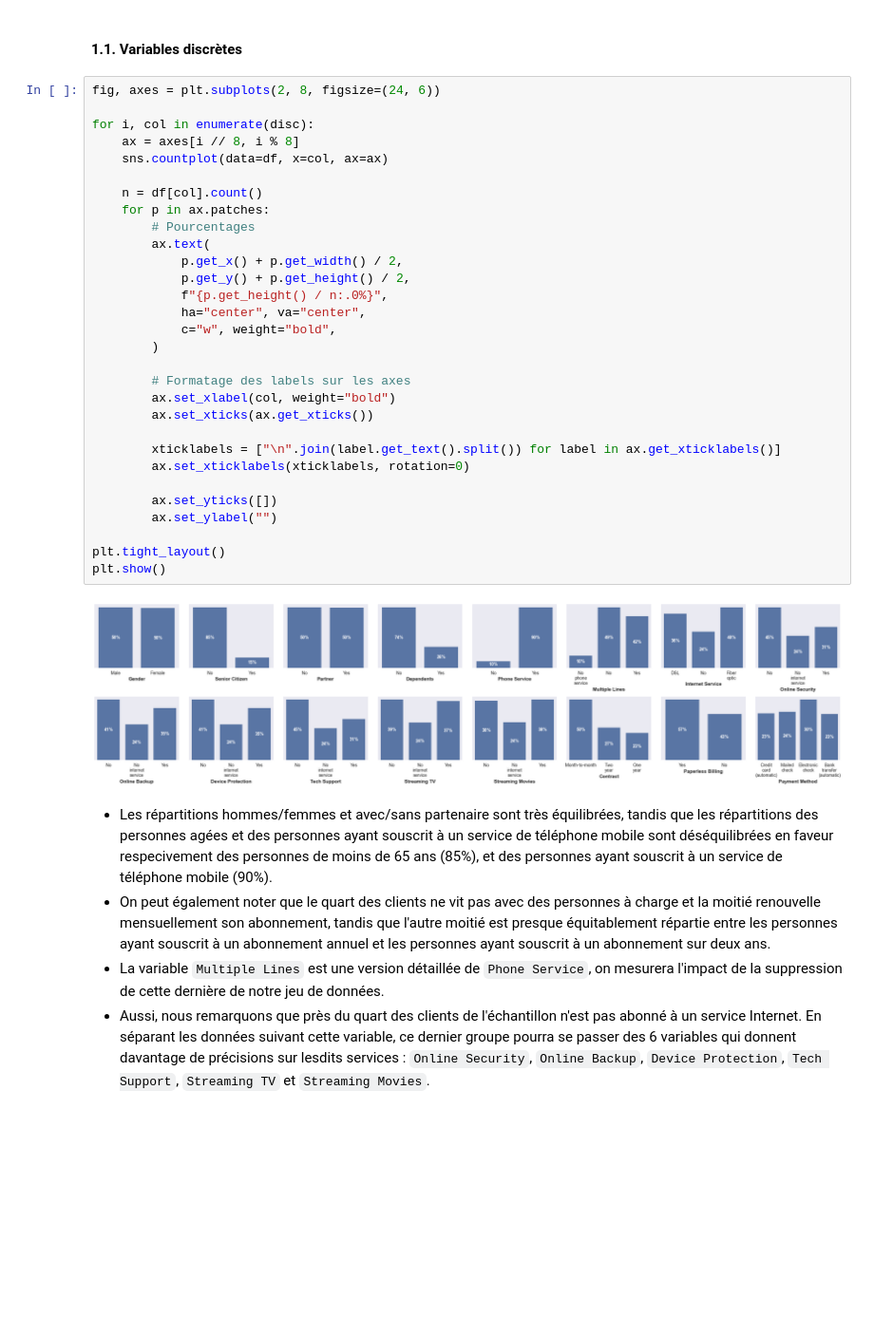
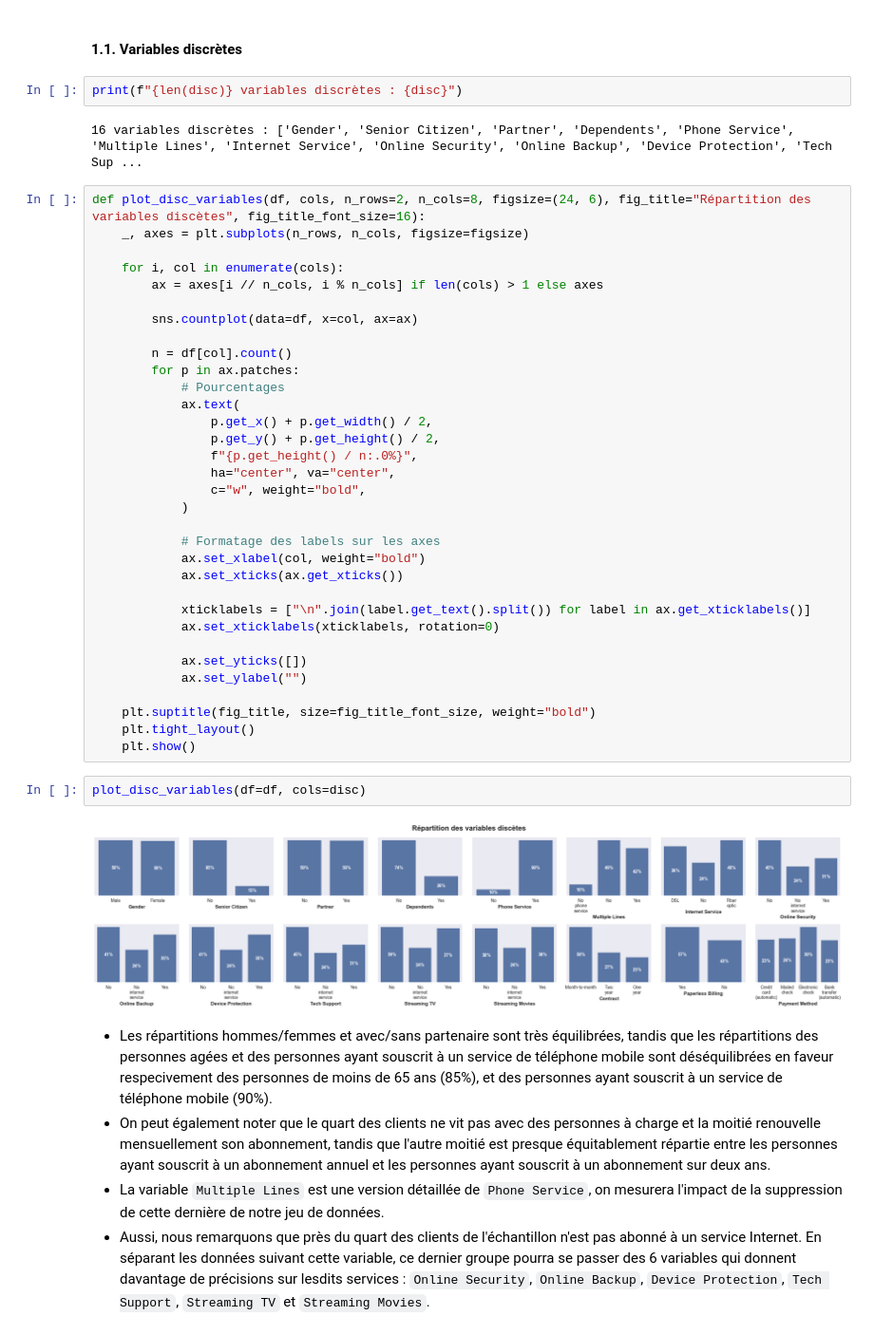
Before and after one commit to bryantchakote/churn-services-numeriques, a Jupyter notebook: work.ipynb, the cells around one changed output. Shown at 95% size. Saved outputs shown, nothing was run; the diff lists cells and outputs as text; blank space fills up the shorter version.

Commit message:
Disc analysis done, cont started

```diff
--- a/work.ipynb
+++ b/work.ipynb
@@ -161,38 +161,47 @@ Name: proportion, dtype: float64
 - On constate une répartition inégale de la variable cible : 16% des clients résilient leur contrat.
 # %% [markdown]
 #### **1.1. Variables discrètes**
+# %%
+print(f"{len(disc)} variables discrètes : {disc}")
+# %% [output]
+16 variables discrètes : ['Gender', 'Senior Citizen', 'Partner', 'Dependents', 'Phone Service', 'Multiple Lines', 'Internet Service', 'Online Security', 'Online Backup', 'Device Protection', 'Tech Sup ...
 # %%
-fig, axes = plt.subplots(2, 8, figsize=(24, 6))
+def plot_disc_variables(df, cols, n_rows=2, n_cols=8, figsize=(24, 6), fig_title="Répartition des variables discètes", fig_title_font_size=16):
+    _, axes = plt.subplots(n_rows, n_cols, figsize=figsize)
 
-for i, col in enumerate(disc):
-    ax = axes[i // 8, i % 8]
-    sns.countplot(data=df, x=col, ax=ax)
+    for i, col in enumerate(cols):
+        ax = axes[i // n_cols, i % n_cols] if len(cols) > 1 else axes
 
-    n = df[col].count()
-    for p in ax.patches:
-        # Pourcentages
-        ax.text(
-            p.get_x() + p.get_width() / 2,
-            p.get_y() + p.get_height() / 2,
-            f"{p.get_height() / n:.0%}",
-            ha="center", va="center",
-            c="w", weight="bold",
-        )
+        sns.countplot(data=df, x=col, ax=ax)
 
-        # Formatage des labels sur les axes
-        ax.set_xlabel(col, weight="bold")
-        ax.set_xticks(ax.get_xticks())
+        n = df[col].count()
+        for p in ax.patches:
+            # Pourcentages
+            ax.text(
+                p.get_x() + p.get_width() / 2,
+                p.get_y() + p.get_height() / 2,
+                f"{p.get_height() / n:.0%}",
+                ha="center", va="center",
+                c="w", weight="bold",
+            )
 
-        xticklabels = ["\n".join(label.get_text().split()) for label in ax.get_xticklabels()]
-        ax.set_xticklabels(xticklabels, rotation=0)
+            # Formatage des labels sur les axes
+            ax.set_xlabel(col, weight="bold")
+            ax.set_xticks(ax.get_xticks())
 
-        ax.set_yticks([])
-        ax.set_ylabel("")
+            xticklabels = ["\n".join(label.get_text().split()) for label in ax.get_xticklabels()]
+            ax.set_xticklabels(xticklabels, rotation=0)
 
-plt.tight_layout()
-plt.show()
+            ax.set_yticks([])
+            ax.set_ylabel("")
+
+    plt.suptitle(fig_title, size=fig_title_font_size, weight="bold")
+    plt.tight_layout()
+    plt.show()
-# %% [output]
-[figure, removed]
+# %%
+plot_disc_variables(df=df, cols=disc)
+# %% [output]
+[figure, added]
 # %% [markdown]
 - Les répartitions hommes/femmes et avec/sans partenaire sont très équilibrées, tandis que les répartitions des personnes agées et des personnes ayant souscrit à un service de téléphone mobile sont déséquilibrées en faveur respecivement des personnes de moins de 65 ans (85%), et des personnes ayant souscrit à un service de téléphone mobile (90%).
 - On peut également noter que le quart des clients ne vit pas avec des personnes à charge et la moitié renouvelle mensuellement son abonnement, tandis que l'autre moitié est presque équitablement répartie entre les personnes ayant souscrit à un abonnement annuel et les personnes ayant souscrit à un abonnement sur deux ans.
```
Also changed, not shown: parts of 18 cells of this notebook.
